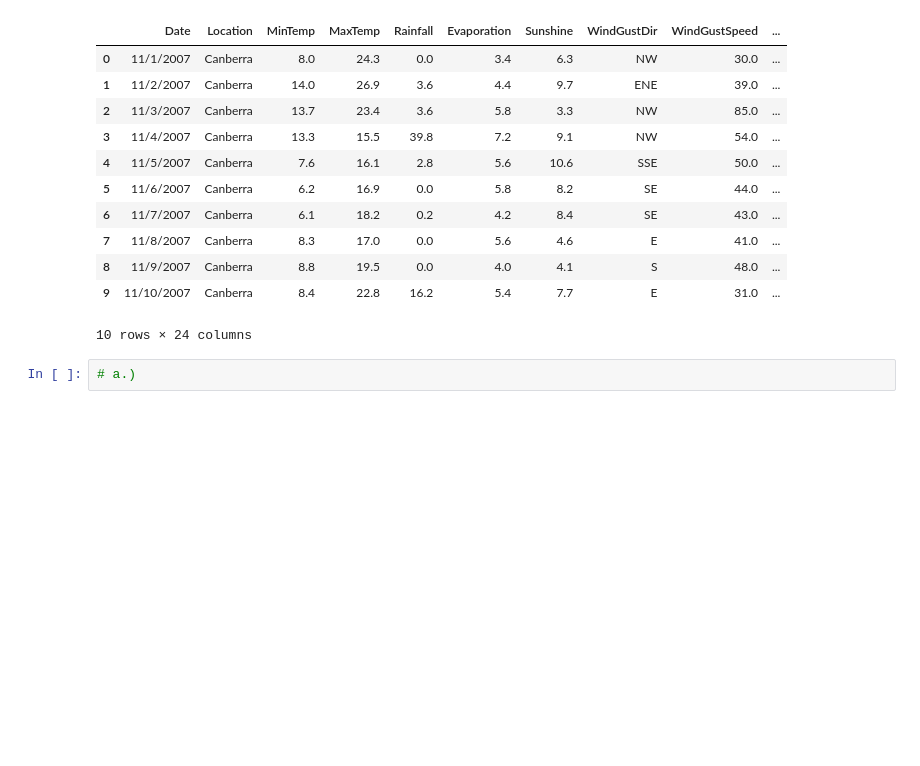
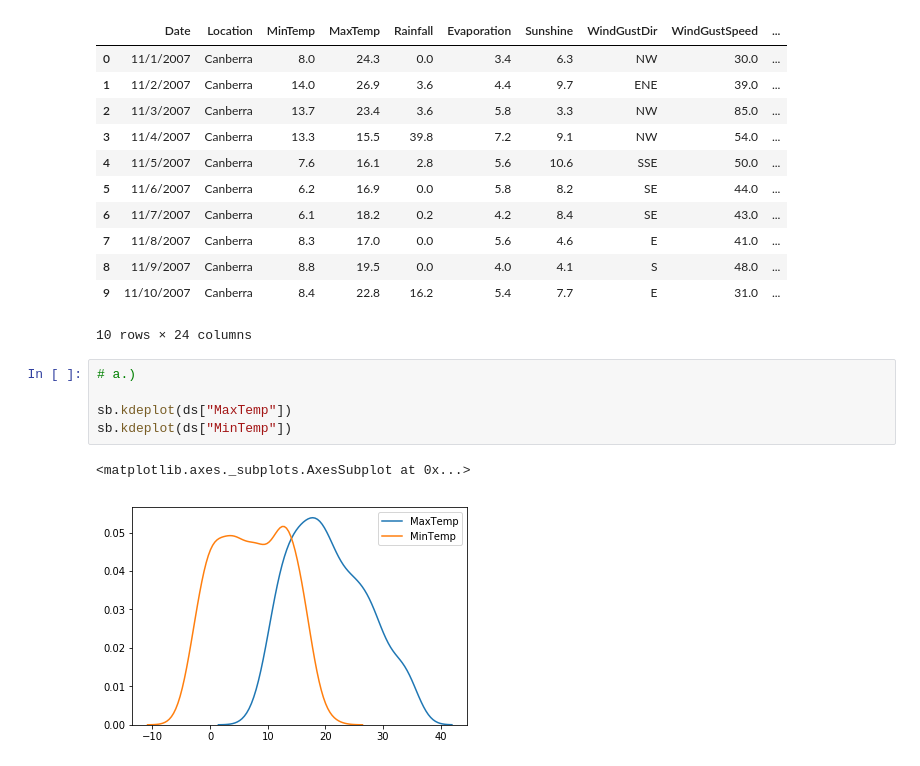
Before and after one commit to Akshay-Sehgal/Assignment, a Jupyter notebook: Assignment_6.ipynb, the cells around one changed output. Cells and saved outputs as stored; diff of their text form; blank space fills up the shorter version.

```diff
--- a/Assignment_6.ipynb
+++ b/Assignment_6.ipynb
@@ -20,5 +20,11 @@ ds.head(10)
 | 8 | 11/9/2007 | Canberra | 8.8 | 19.5 | 0.0 | 4.0 | 4.1 | S | 48.0 | ... |
 | 9 | 11/10/2007 | Canberra | 8.4 | 22.8 | 16.2 | 5.4 | 7.7 | E | 31.0 | ... |
 10 rows × 24 columns
-# %%
-# a.)
+# %%
+# a.)
+
+sb.kdeplot(ds["MaxTemp"])
+sb.kdeplot(ds["MinTemp"])
+# %% [output]
+<matplotlib.axes._subplots.AxesSubplot at 0x...>
+[figure, added]
```
Also changed, not shown: parts of 8 cells of this notebook.
